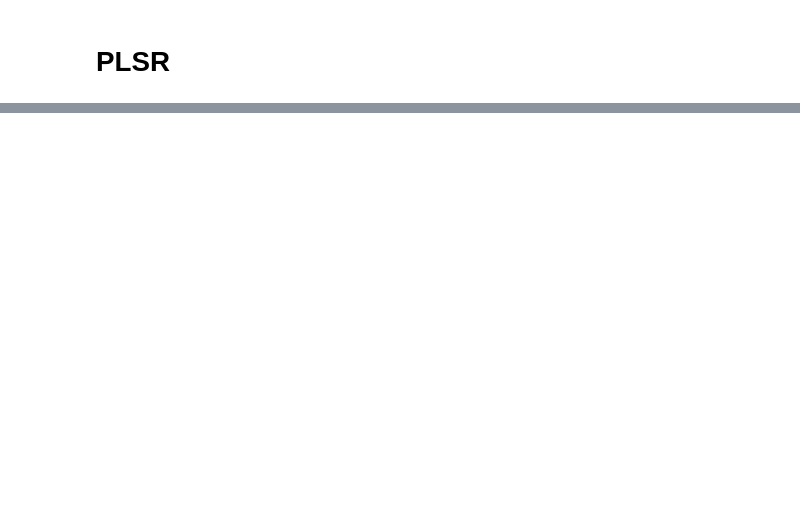
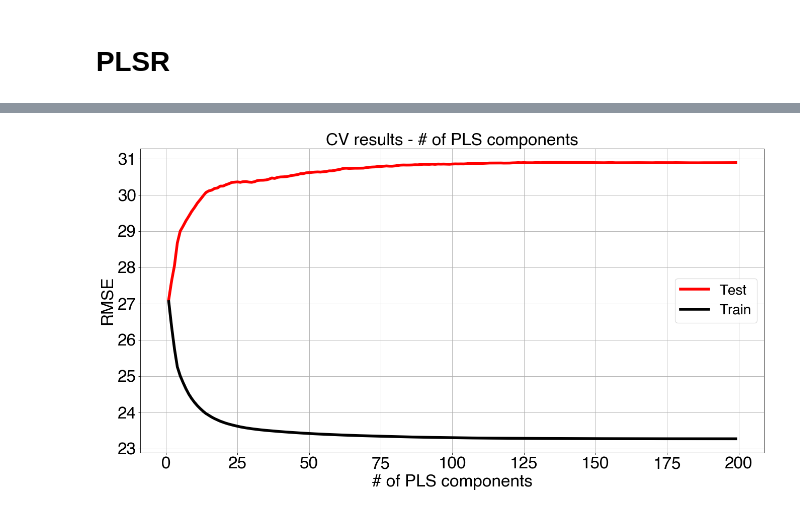
Before and after one commit to cosmourao/thesis, a Jupyter notebook: code/real/PLSR.ipynb, the cells around one changed output, grey strips where cells are left out. Saved outputs shown, nothing was run; the diff lists cells and outputs as text; code cells hidden in the pictures; blank space fills up the shorter version.

```diff
--- a/code/real/PLSR.ipynb
+++ b/code/real/PLSR.ipynb
@@ -101,0 +151,40 @@ px.area(
+# %%
+# Train test split
+X = np.array(sensor.iloc[:, 3:])
+Y = np.array(sensor.iloc[:, :3])
+X, X_val, Y, Y_val = train_test_split(X, Y, test_size=0.2, random_state=42)
+# %%
+steps = [('PLSR', PLSRegression(max_iter = 1000))]
+
+n_comps = list(range(1,200))
+
+params = [{'PLSR__n_components':n_comps}]
+
+pipe = Pipeline(steps)
+
+grid_search = GridSearchCV(pipe,
+                           params,
+                           scoring = 'neg_root_mean_squared_error',
+                           return_train_score=True
+                          )
+
+grid_search.fit(X, Y)
+best_params = grid_search.best_params_
+best_score = grid_search.best_score_
+# %%
+test_scores = -grid_search.cv_results_['mean_test_score']
+train_scores = -grid_search.cv_results_['mean_train_score']
+
+fig = plt.figure(figsize = (20,10), dpi = 80)
+plt.title('CV results - # of PLS components', fontsize = 30)
+plt.xlabel('# of PLS components', fontsize = 30)
+plt.ylabel('RMSE', fontsize = 30)
+plt.plot(n_comps,test_scores, label='Test', lw = 5, color = 'red')
+plt.plot(n_comps,train_scores, label='Train', lw = 5, color = 'black')
+plt.tick_params(axis='both', which='major', labelsize=30)
+plt.grid()
+plt.legend(loc='best', fontsize = 25)
+plt.savefig('../../figures/pls-cv-exposures.png')
+plt.show()
+# %% [output]
+[figure, added]
```
Also changed, not shown: parts of 13 cells of this notebook, 3 other files.
